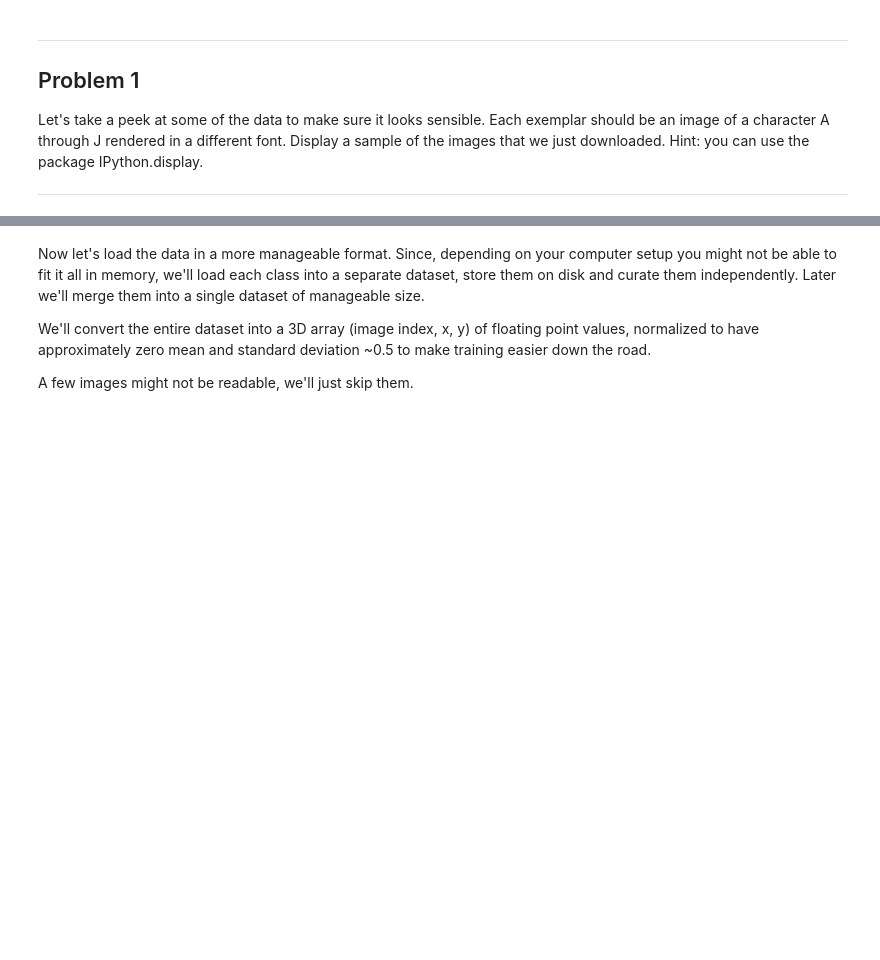
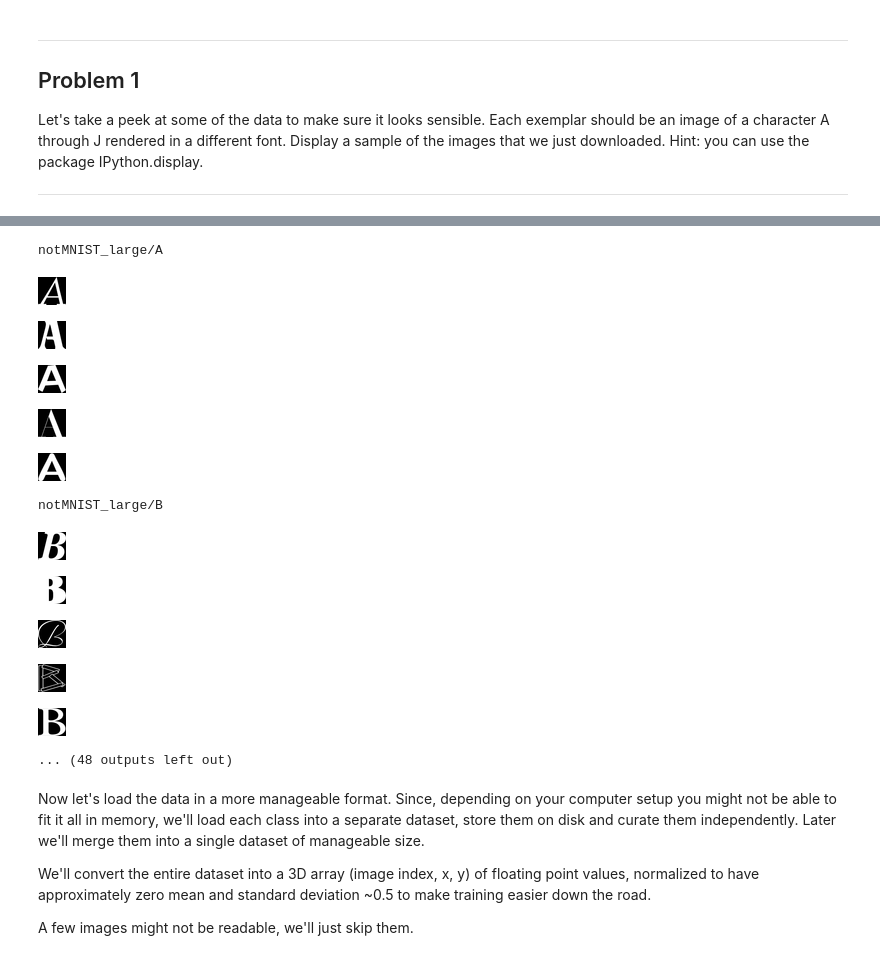
Before and after one commit to KrunalChande/DeepLearning, a Jupyter notebook: 1_notmnist.ipynb, the cells around one changed output, grey strips where cells are left out. Cells and saved outputs as stored; diff of their text form; code cells hidden in the pictures; blank space fills up the shorter version.

```diff
--- a/1_notmnist.ipynb
+++ b/1_notmnist.ipynb
@@ -113,3 +142,19 @@ Let's take a peek at some of the data to make sure it looks sensible. Each exemp
+# %%
+disp_images(test_folders)
+# %% [output]
+notMNIST_large/A
+[figure, added]
+[figure, added]
+[figure, added]
+[figure, added]
+[figure, added]
+notMNIST_large/B
+[figure, added]
+[figure, added]
+[figure, added]
+[figure, added]
+[figure, added]
+... (48 outputs left out)
 # %% [markdown]
 Now let's load the data in a more manageable format. Since, depending on your computer setup you might not be able to fit it all in memory, we'll load each class into a separate dataset, store them on disk and curate them independently. Later we'll merge them into a single dataset of manageable size.
 
```
Also changed, not shown: parts of 5 cells of this notebook.
